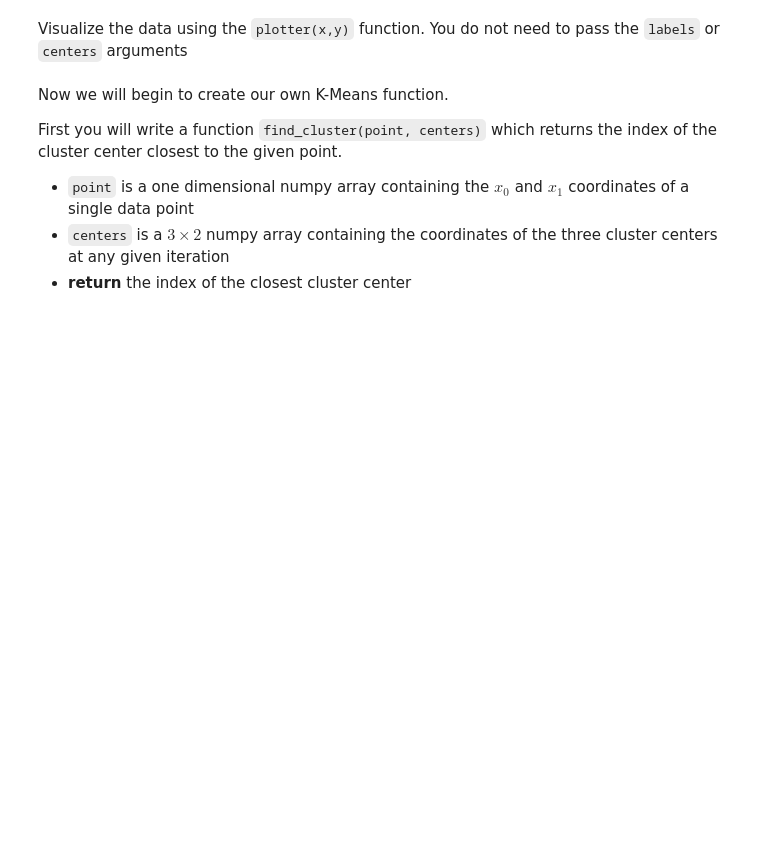
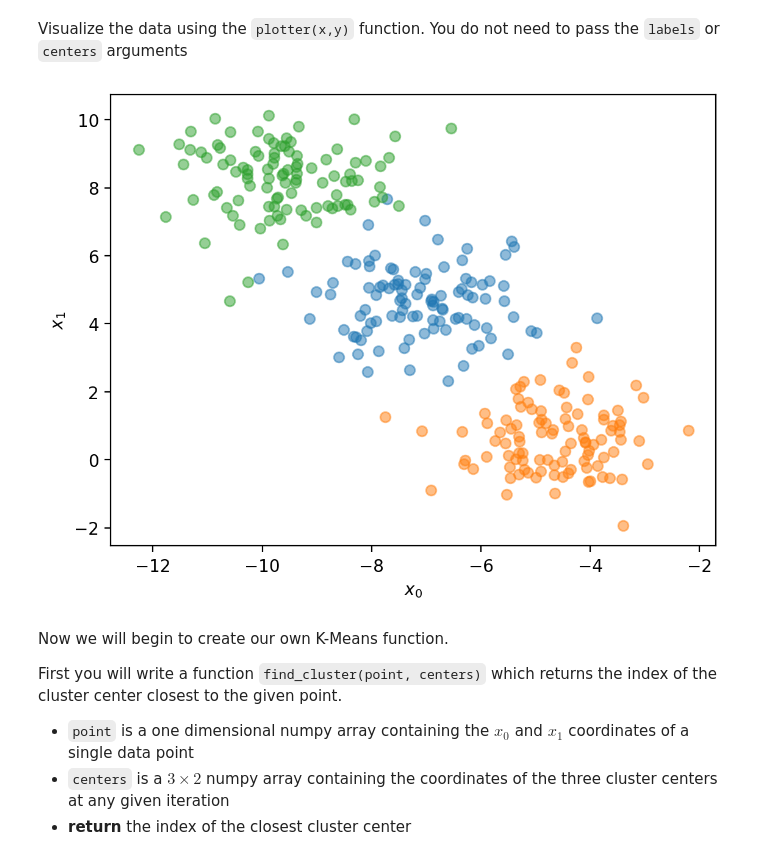
Before and after one commit to judson35/AI-ML, a Jupyter notebook: HW11/M11-L1-P1.ipynb, the cells around one changed output. Saved outputs shown, nothing was run; the diff lists cells and outputs as text; code cells hidden in the pictures; blank space fills up the shorter version.

```diff
--- a/HW11/M11-L1-P1.ipynb
+++ b/HW11/M11-L1-P1.ipynb
@@ -38,3 +36,7 @@ Visualize the data using the `plotter(x,y)` function. You do not need to pass th
+# %%
+plotter(x,y)
+# %% [output]
+[figure, added]
 # %% [markdown]
 Now we will begin to create our own K-Means function.
 
```
Also changed, not shown: parts of 15 cells of this notebook, 1 other file.
